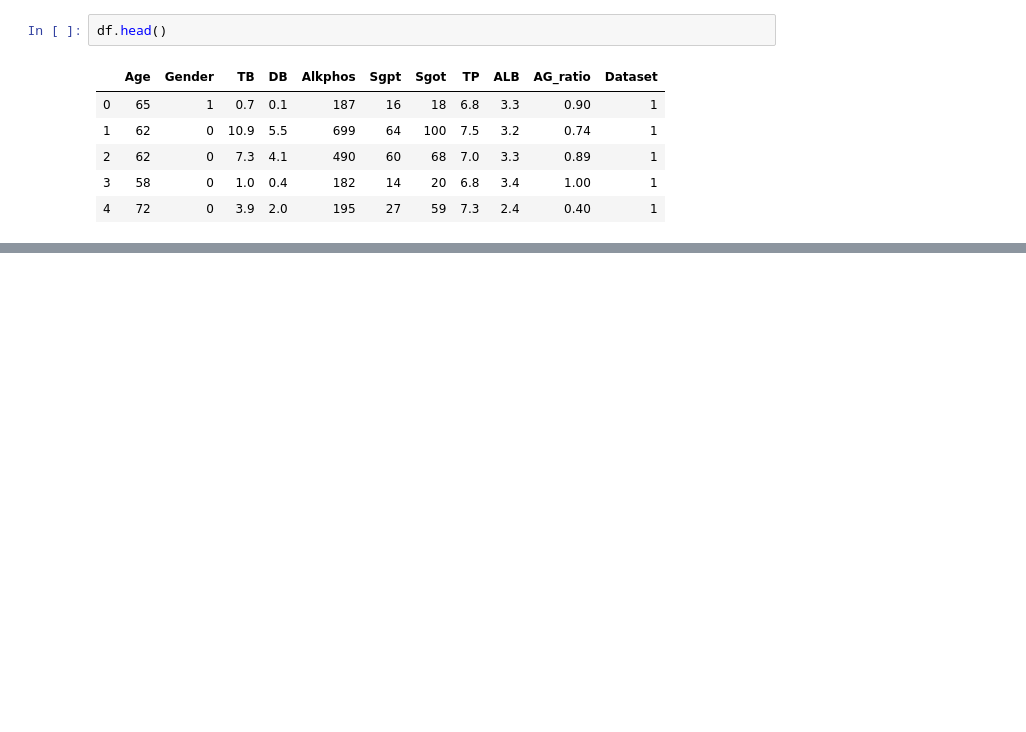
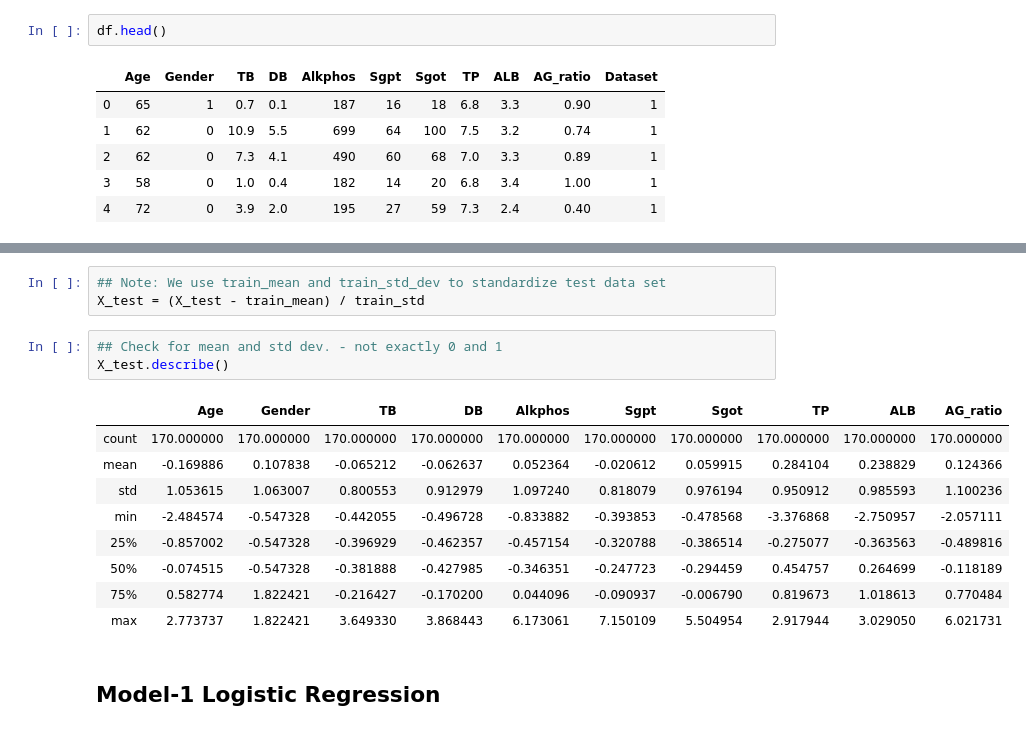
Before and after one commit to bgmallick/LiverDiseasePrediction, a Jupyter notebook: LiverDiseasePrediction.ipynb, the cells around one changed output, grey strips where cells are left out. Saved outputs shown, nothing was run; the diff lists cells and outputs as text; blank space fills up the shorter version.

```diff
--- a/LiverDiseasePrediction.ipynb
+++ b/LiverDiseasePrediction.ipynb
@@ -311,0 +353,18 @@ df.head()
+# %%
+## Note: We use train_mean and train_std_dev to standardize test data set
+X_test = (X_test - train_mean) / train_std
+# %%
+## Check for mean and std dev. - not exactly 0 and 1
+X_test.describe()
+# %% [output]
+|  | Age | Gender | TB | DB | Alkphos | Sgpt | Sgot | TP | ALB | AG_ratio |
+| count | 170.000000 | 170.000000 | 170.000000 | 170.000000 | 170.000000 | 170.000000 | 170.000000 | 170.000000 | 170.000000 | 170.000000 |
+| mean | -0.169886 | 0.107838 | -0.065212 | -0.062637 | 0.052364 | -0.020612 | 0.059915 | 0.284104 | 0.238829 | 0.124366 |
+| std | 1.053615 | 1.063007 | 0.800553 | 0.912979 | 1.097240 | 0.818079 | 0.976194 | 0.950912 | 0.985593 | 1.100236 |
+| min | -2.484574 | -0.547328 | -0.442055 | -0.496728 | -0.833882 | -0.393853 | -0.478568 | -3.376868 | -2.750957 | -2.057111 |
+| 25% | -0.857002 | -0.547328 | -0.396929 | -0.462357 | -0.457154 | -0.320788 | -0.386514 | -0.275077 | -0.363563 | -0.489816 |
+| 50% | -0.074515 | -0.547328 | -0.381888 | -0.427985 | -0.346351 | -0.247723 | -0.294459 | 0.454757 | 0.264699 | -0.118189 |
+| 75% | 0.582774 | 1.822421 | -0.216427 | -0.170200 | 0.044096 | -0.090937 | -0.006790 | 0.819673 | 1.018613 | 0.770484 |
+| max | 2.773737 | 1.822421 | 3.649330 | 3.868443 | 6.173061 | 7.150109 | 5.504954 | 2.917944 | 3.029050 | 6.021731 |
+# %% [markdown]
+## Model-1 Logistic Regression
```
Also changed, not shown: parts of 35 cells of this notebook.
